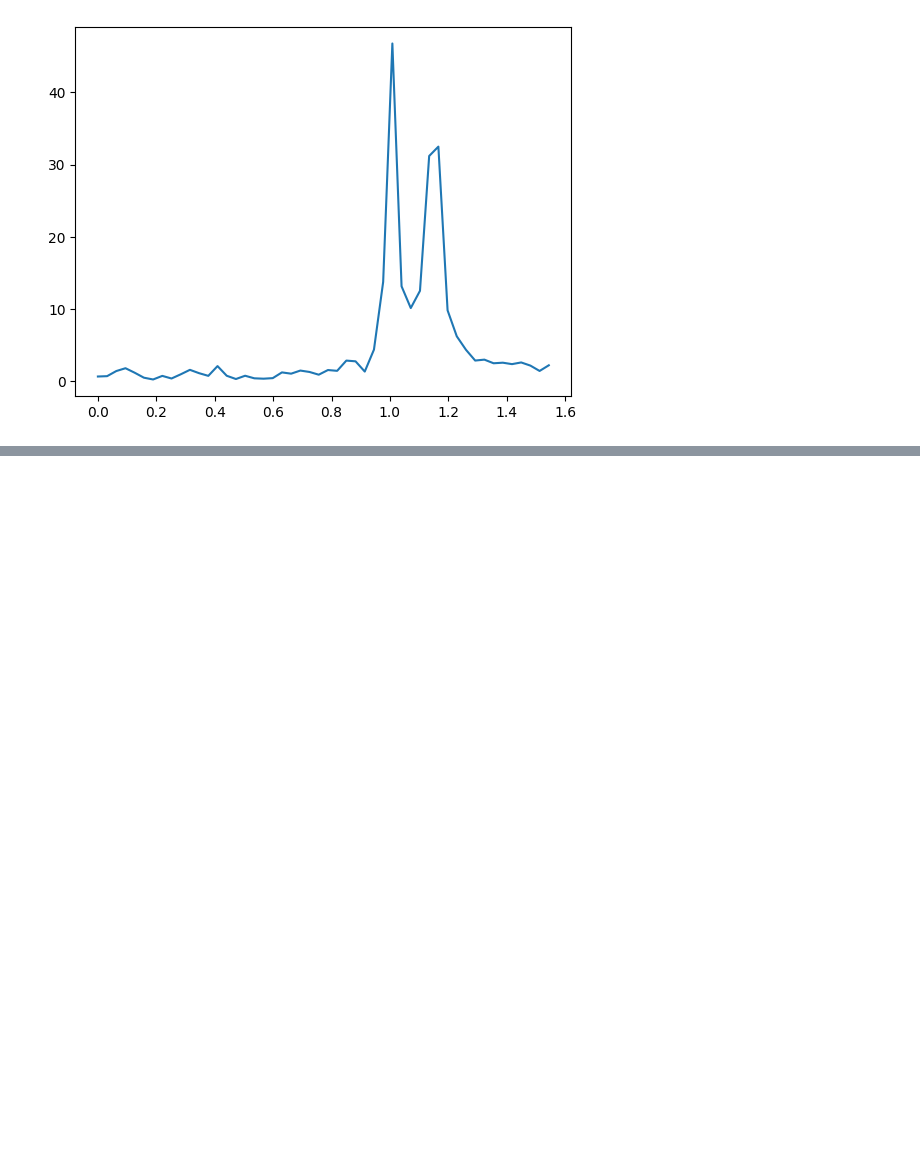
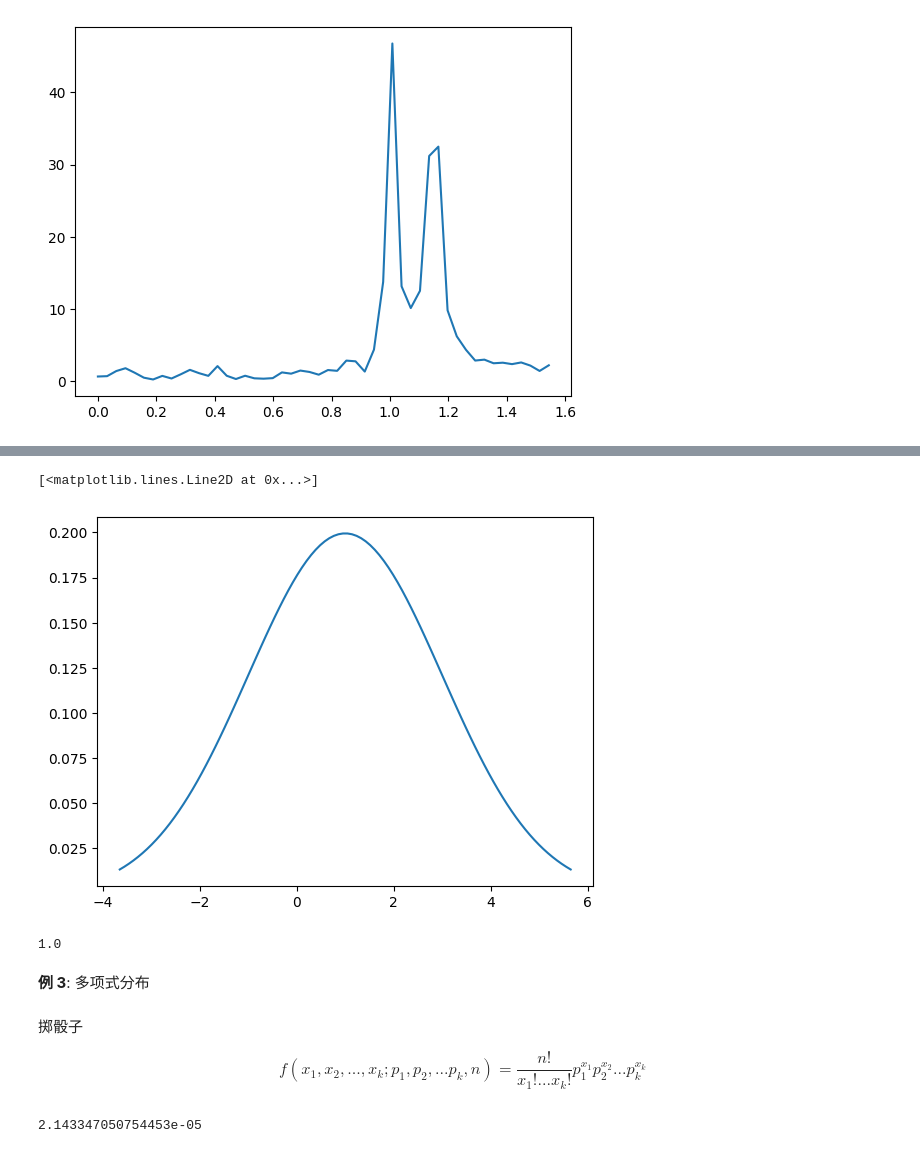
Before and after one commit to sky92archangel/notebook, a Jupyter notebook: compute/python/scipy在工程科学应用.ipynb, the cells around one changed output, grey strips where cells are left out. Cells and saved outputs as stored; diff of their text form; code cells hidden in the pictures; blank space fills up the shorter version.

Commit message:
scipy done

```diff
--- a/compute/python/scipy在工程科学应用.ipynb
+++ b/compute/python/scipy在工程科学应用.ipynb
@@ -433,0 +746,28 @@ plt.show()
+# %%
+mu = 1.0
+sigma = 2
+mean, var = norm.stats(loc=mu, scale=sigma, moments='mv')
+# %%
+x = np.linspace(norm.ppf(0.01, mu, sigma), norm.ppf(0.99, mu, sigma), 100)
+plt.plot(x, norm.pdf(x, mu, sigma))
+# %% [output]
+[<matplotlib.lines.Line2D at 0x...>]
+[figure, added]
+# %%
+mean
+# %% [output]
+1.0
+# %% [markdown]
+**例 3**: 多项式分布
+# %% [markdown]
+掷骰子
+
+$$ f(x_1, x_2, ..., x_k; p_1, p_2, ... p_k, n) = \frac{n!}{x_1! ... x_k!}p_1^{x_1}p_2^{x_2}...p_k^{x_k}$$
+# %%
+from scipy.stats import multinomial
+
+p = np.ones(6)/6
+#pmf 概率质量函数   n=6次数
+multinomial.pmf([6,0,0,0,0,0], n=6, p=p)
+# %% [output]
+2.143347050754453e-05
```
Also changed, not shown: parts of 65 cells of this notebook.
